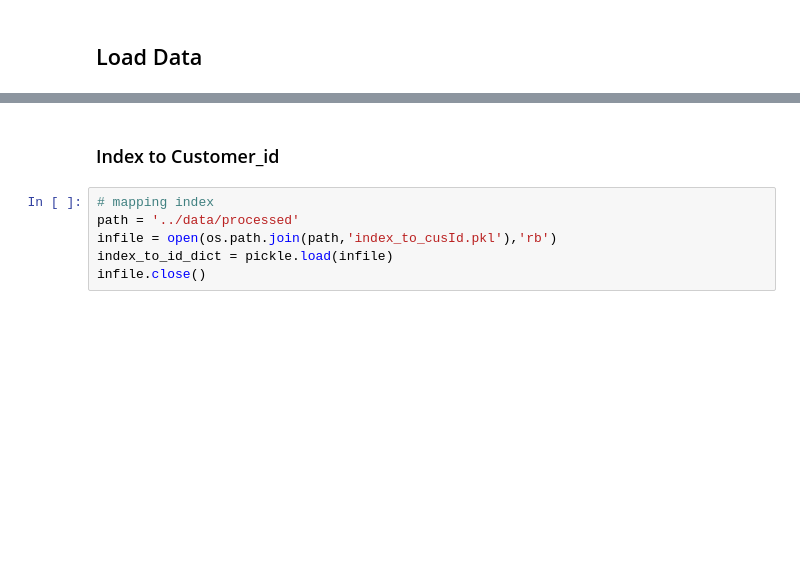
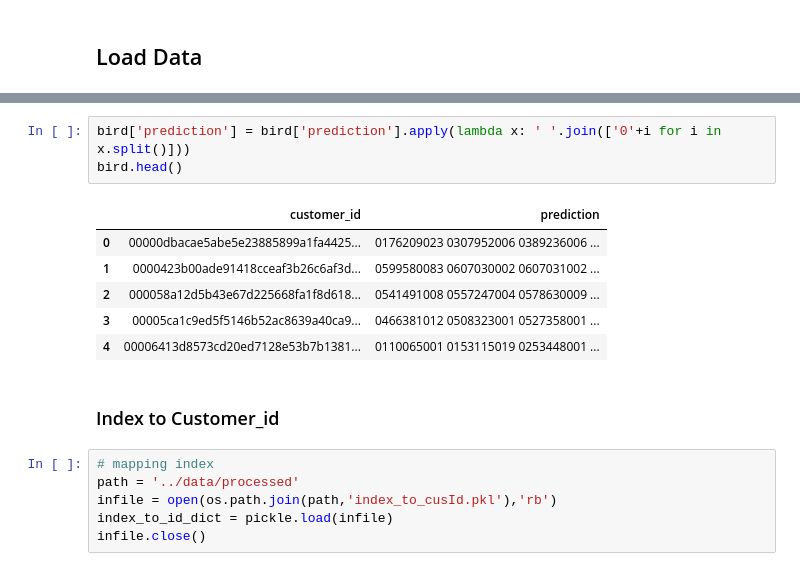
Before and after one commit to mewprakarn/Product_Personalization_Project, a Jupyter notebook: model/1.Evaluation_Metric_V2.ipynb, the cells around one changed output, grey strips where cells are left out. Cells and saved outputs as stored; diff of their text form; blank space fills up the shorter version.

```diff
--- a/model/1.Evaluation_Metric_V2.ipynb
+++ b/model/1.Evaluation_Metric_V2.ipynb
@@ -108,3 +117,13 @@ Name: prediction, dtype: object
+# %%
+bird['prediction'] = bird['prediction'].apply(lambda x: ' '.join(['0'+i for i in x.split()]))
+bird.head()
+# %% [output]
+|  | customer_id | prediction |
+| 0 | 00000dbacae5abe5e23885899a1fa4425... | 0176209023 0307952006 0389236006 ... |
+| 1 | 0000423b00ade91418cceaf3b26c6af3d... | 0599580083 0607030002 0607031002 ... |
+| 2 | 000058a12d5b43e67d225668fa1f8d618... | 0541491008 0557247004 0578630009 ... |
+| 3 | 00005ca1c9ed5f5146b52ac8639a40ca9... | 0466381012 0508323001 0527358001 ... |
+| 4 | 00006413d8573cd20ed7128e53b7b1381... | 0110065001 0153115019 0253448001 ... |
 # %% [markdown]
 ### Index to Customer_id
 # %%
```
Also changed, not shown: parts of 19 cells of this notebook, 8 other files.
